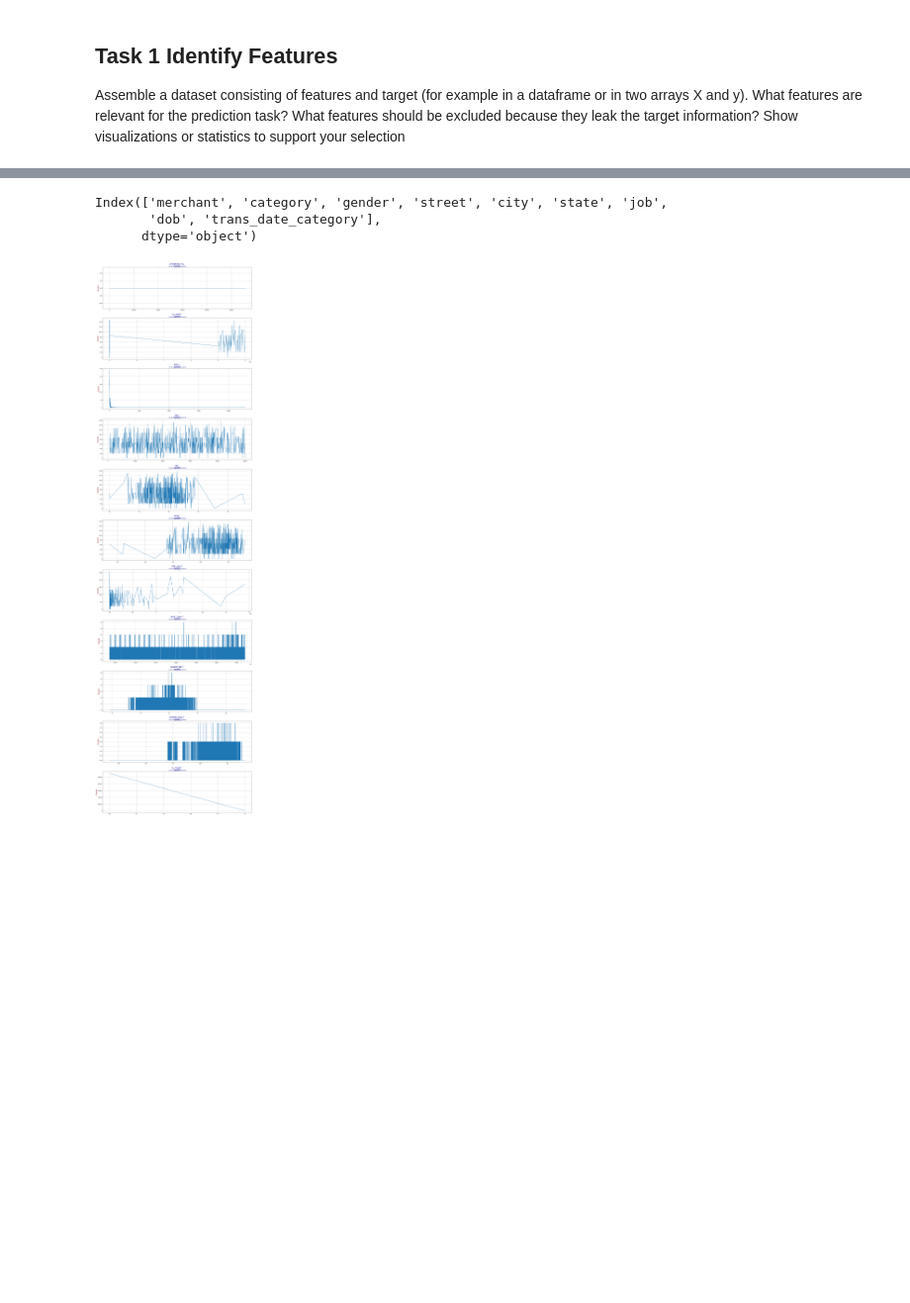
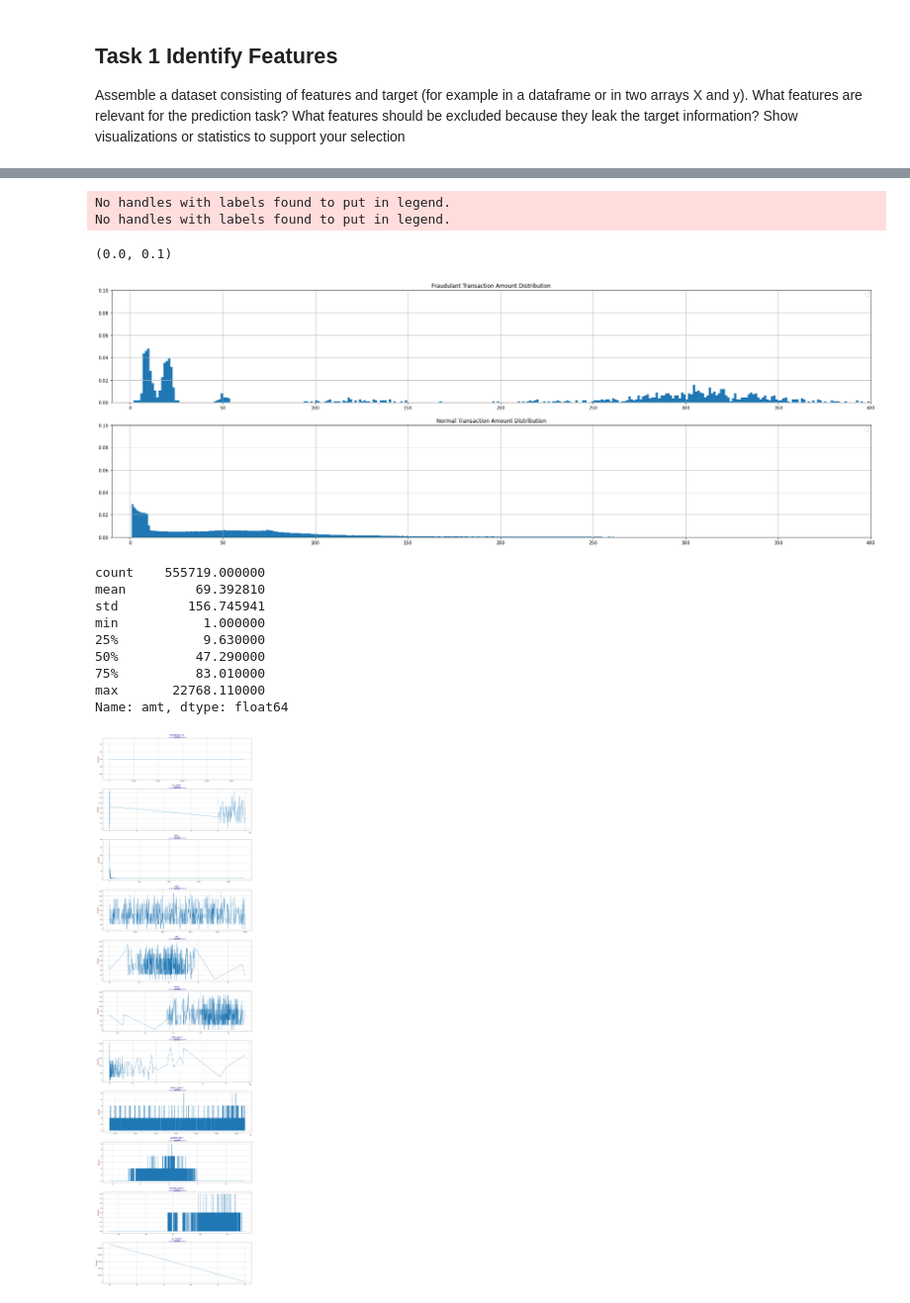
Before and after one commit to sashaaKr/master-of-science, a Jupyter notebook: semester_2/Advanced_Topics_in_Machine_Learning/assignment_2/Advanced Machine Learning - HW #2.ipynb, the cells around one changed output, grey strips where cells are left out. Shown at 99% size. Cells and saved outputs as stored; diff of their text form; code cells hidden in the pictures; blank space fills up the shorter version.

```diff
--- a/semester_2/Advanced_Topics_in_Machine_Learning/assignment_2/Advanced Machine Learning - HW #2.ipynb
+++ b/semester_2/Advanced_Topics_in_Machine_Learning/assignment_2/Advanced Machine Learning - HW #2.ipynb
@@ -288,11 +364,43 @@ Assemble a dataset consisting of features and target (for example in a dataframe
+# %%
+plt.figure(figsize=(30, 10))
+
+print()
+plt.subplot(2, 1, 1)
+subfraud = fraud[fraud.amt<500]
+subfraud.amt.hist(bins=400,weights=np.ones(len(subfraud.amt)) / len(subfraud.amt))
+plt.title("Fraudulant Transaction Amount Distribution")
+plt.legend()
+plt.xlim([-10,400])
+plt.ylim([0,0.1])
+
+plt.subplot(2, 1, 2)
+subnormal = normal[normal.amt<400]
+subnormal.amt.hist(bins=500, weights=np.ones(len(subnormal.amt)) / len(subnormal.amt))
+plt.title("Normal Transaction Amount Distribution")
+plt.legend()
+plt.xlim([-10,400])
+plt.ylim([0,0.1])
+# %% [output]
+No handles with labels found to put in legend.
+No handles with labels found to put in legend.
+(0.0, 0.1)
+[figure, added]
 # %%
 df_test = read_test_data()
 df_test = convert_to_categorical_trans_date_and_drop(df_test)
-get_categorical_features(df_test).columns
+# get_categorical_features(df_test).columns
+
+df_test.amt.describe()
 # %% [output]
-Index(['merchant', 'category', 'gender', 'street', 'city', 'state', 'job',
-       'dob', 'trans_date_category'],
-      dtype='object')
+count    555719.000000
+mean         69.392810
+std         156.745941
+min           1.000000
+25%           9.630000
+50%          47.290000
+75%          83.010000
+max       22768.110000
+Name: amt, dtype: float64
 # %%
 fig, axes = plt.subplots(11, 1, figsize=(20, 70))
 continuous_features = get_continuous_features(df_test)
```
Also changed, not shown: parts of 7 cells of this notebook.
